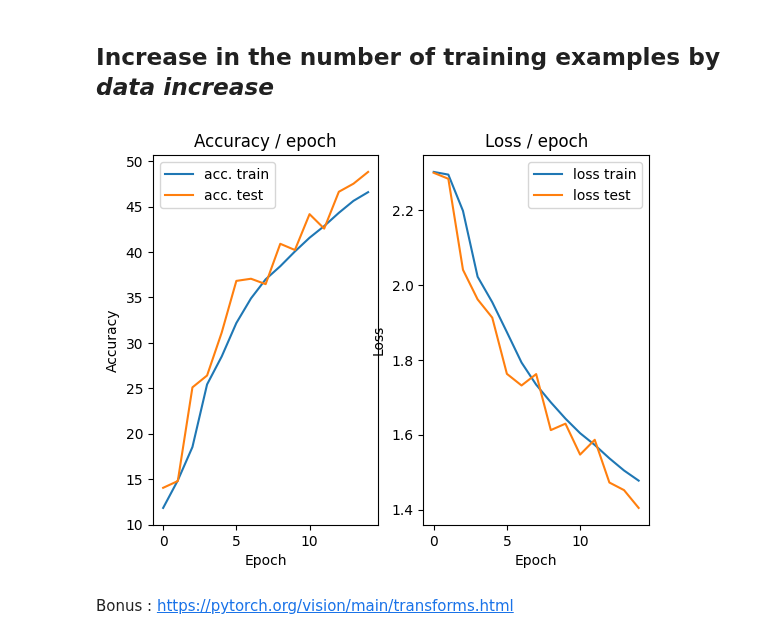
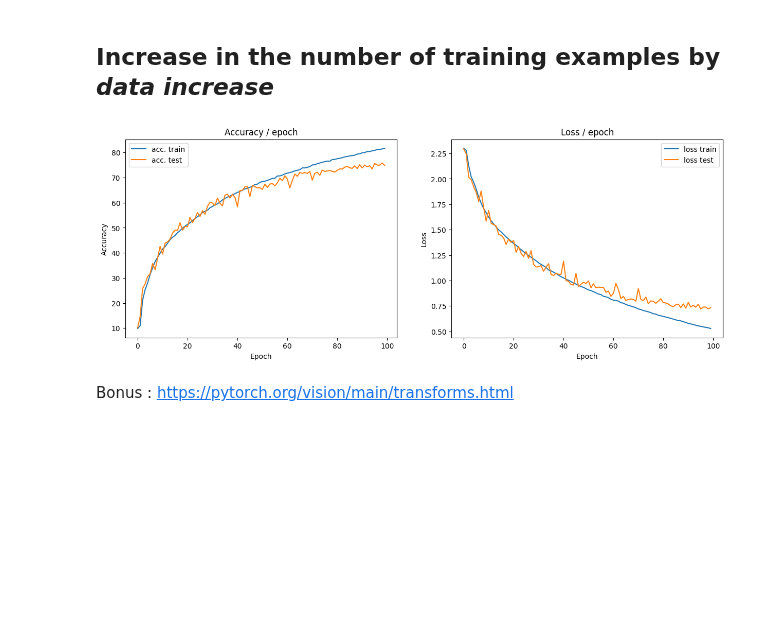
Before and after one commit to CharlesAttend/M2-DAC, a Jupyter notebook: RDFIA/TME/TME3-4/1_cd_CNNs.ipynb, the cells around one changed output. Cells and saved outputs as stored; diff of their text form; code cells hidden in the pictures; blank space fills up the shorter version.

```diff
--- a/RDFIA/TME/TME3-4/1_cd_CNNs.ipynb
+++ b/RDFIA/TME/TME3-4/1_cd_CNNs.ipynb
@@ -416,10 +443,11 @@ class ConvNet(nn.Module):
         output = self.classifier(output)  # we compute the output of the fc layers
         return output
 # %%
-plots_dataincrease = main(128, 0.01, epochs=15, cuda=cuda, transform="augmentation")
-plots_dataincrease.plot()
+plots_dataincrease = main(BATCH_SIZE, LR, epochs=EPOCHS, cuda=cuda, transform="augmentation")
-# %% [output]
-[figure, removed]
+# %%
+plots_dataincrease.plot(save_name="dataincrease")
+# %% [output]
+[figure, added]
 # %% [markdown]
 Bonus : https://pytorch.org/vision/main/transforms.html
 # %% [markdown]
```
Also changed, not shown: parts of 42 cells of this notebook, 1 other file.
